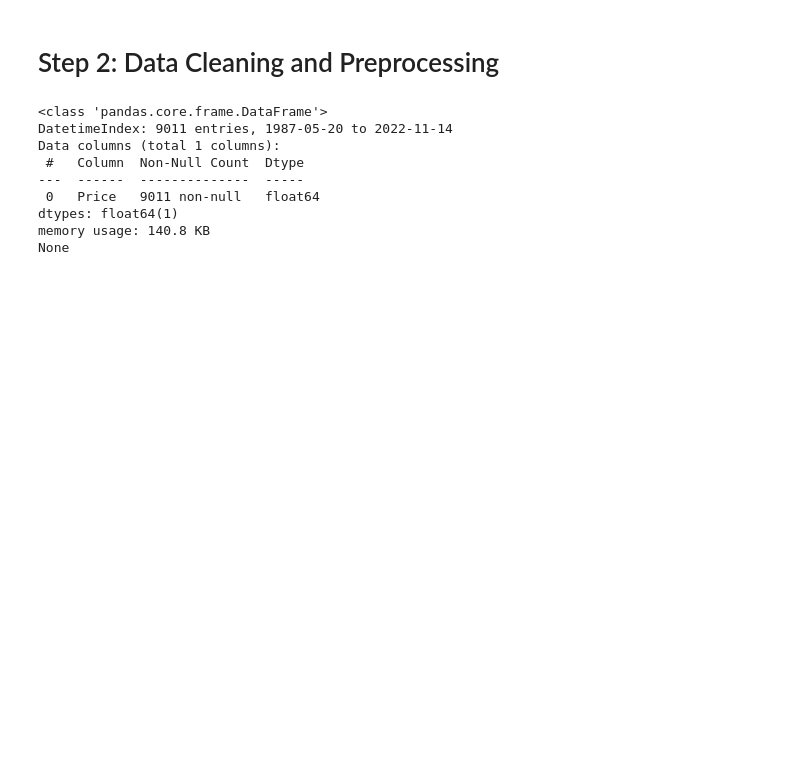
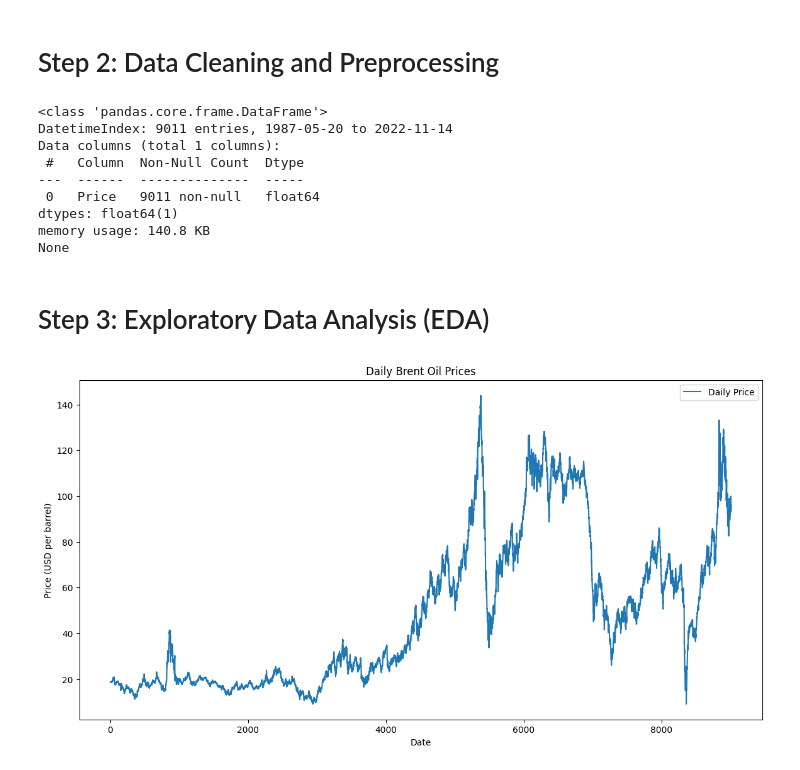
Before and after one commit to Birkity/birhan-energies-oil-price-analysis, a Jupyter notebook: notebooks/task_1.ipynb, the cells around one changed output. Saved outputs shown, nothing was run; the diff lists cells and outputs as text; code cells hidden in the pictures; blank space fills up the shorter version.

Commit message:
Plot the Brent oil prices over time

```diff
--- a/notebooks/task_1.ipynb
+++ b/notebooks/task_1.ipynb
@@ -55,3 +55,19 @@ memory usage: 140.8 KB
 None
 # %%
 df.to_csv('../data/cleaned_data.csv')
+# %%
+df_cleaned = pd.read_csv('../data/cleaned_data.csv')
+# %% [markdown]
+# Step 3: Exploratory Data Analysis (EDA)
+# %%
+import matplotlib.pyplot as plt
+
+plt.figure(figsize=(14, 7))
+plt.plot(df_cleaned['Price'], label='Daily Price')
+plt.title('Daily Brent Oil Prices')
+plt.xlabel('Date')
+plt.ylabel('Price (USD per barrel)')
+plt.legend()
+plt.show()
+# %% [output]
+[figure, added]
```
